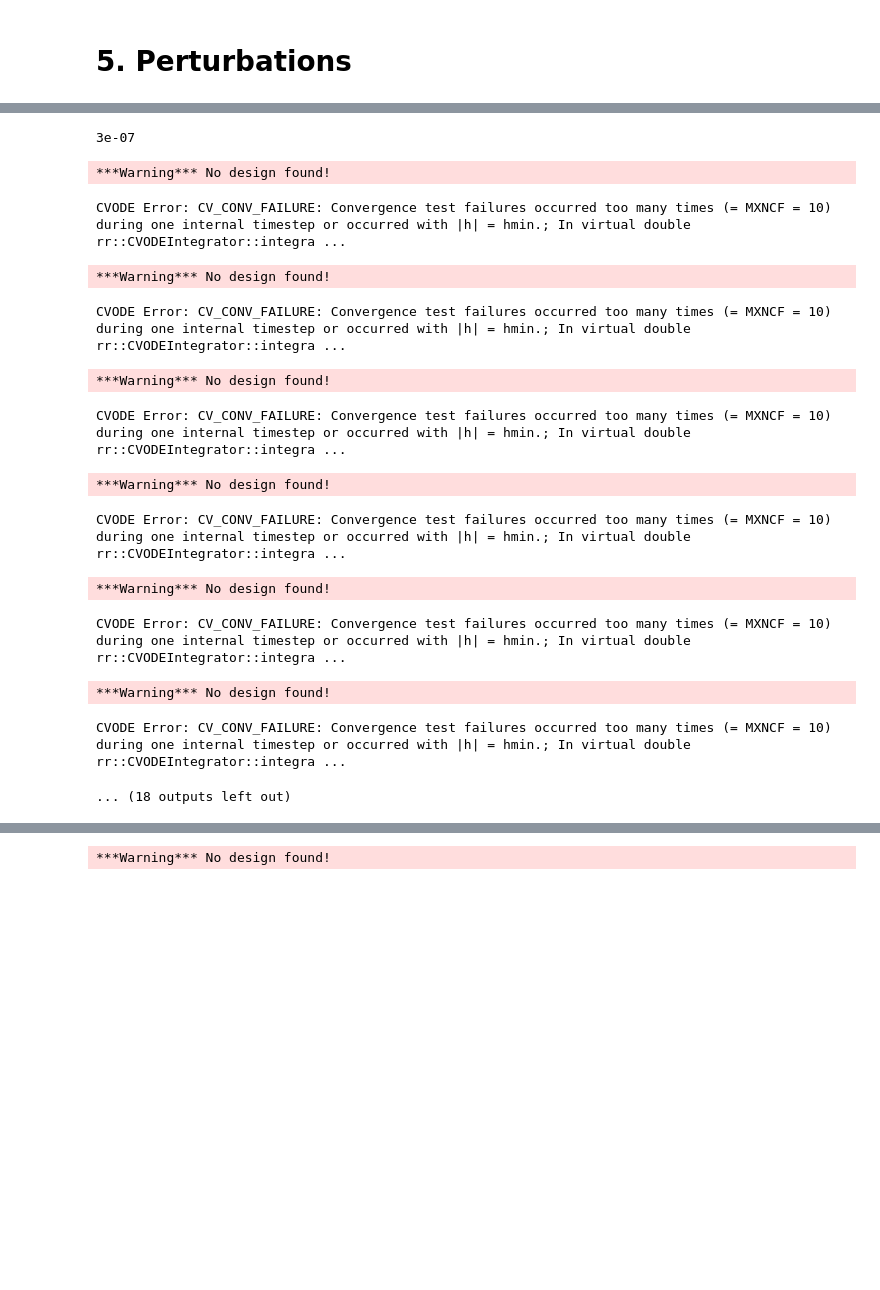
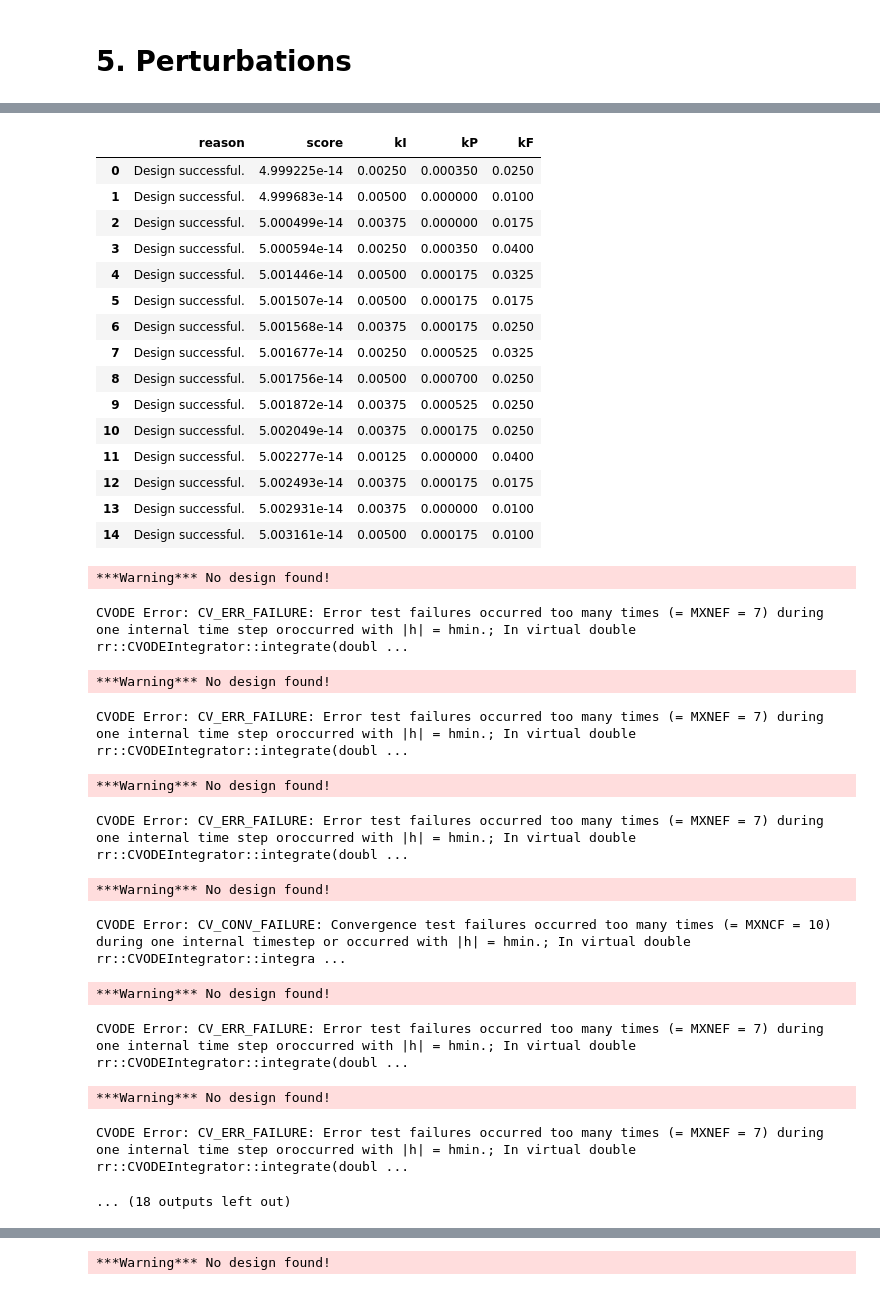
Before and after one commit to ModelEngineering/controlSBML, a Jupyter notebook: examples/Controlling-Glucose-Metabolis-in-Yeast.ipynb, the cells around one changed output, grey strips where cells are left out. Saved outputs shown, nothing was run; the diff lists cells and outputs as text; code cells hidden in the pictures; blank space fills up the shorter version.

Commit message:
Error checking; refined exampled

```diff
--- a/examples/Controlling-Glucose-Metabolis-in-Yeast.ipynb
+++ b/examples/Controlling-Glucose-Metabolis-in-Yeast.ipynb
@@ -404,26 +301,41 @@ ctlsb.plotDesignResults(design_result, num_category=7, num_top=15)
 # %%
-SETPOINT
+design_result.design_df.loc[range(15), :]
 # %% [output]
-3e-07
+|  | reason | score | kI | kP | kF |
+| 0 | Design successful. | 4.999225e-14 | 0.00250 | 0.000350 | 0.0250 |
+| 1 | Design successful. | 4.999683e-14 | 0.00500 | 0.000000 | 0.0100 |
+| 2 | Design successful. | 5.000499e-14 | 0.00375 | 0.000000 | 0.0175 |
+| 3 | Design successful. | 5.000594e-14 | 0.00250 | 0.000350 | 0.0400 |
+| 4 | Design successful. | 5.001446e-14 | 0.00500 | 0.000175 | 0.0325 |
+| 5 | Design successful. | 5.001507e-14 | 0.00500 | 0.000175 | 0.0175 |
+| 6 | Design successful. | 5.001568e-14 | 0.00375 | 0.000175 | 0.0250 |
+| 7 | Design successful. | 5.001677e-14 | 0.00250 | 0.000525 | 0.0325 |
+| 8 | Design successful. | 5.001756e-14 | 0.00500 | 0.000700 | 0.0250 |
+| 9 | Design successful. | 5.001872e-14 | 0.00375 | 0.000525 | 0.0250 |
+| 10 | Design successful. | 5.002049e-14 | 0.00375 | 0.000175 | 0.0250 |
+| 11 | Design successful. | 5.002277e-14 | 0.00125 | 0.000000 | 0.0400 |
+| 12 | Design successful. | 5.002493e-14 | 0.00375 | 0.000175 | 0.0175 |
+| 13 | Design successful. | 5.002931e-14 | 0.00375 | 0.000000 | 0.0100 |
+| 14 | Design successful. | 5.003161e-14 | 0.00500 | 0.000175 | 0.0100 |
 # %%
 count = 15
 for _, row in design_result.design_df.iterrows():
     ctlsb.plotDesign(kP_spec=row.loc["kP"], kI_spec=row.loc["kI"], kF_spec=row.loc["kF"],
-                    setpoint=SETPOINT, ylim=[0, 2*SETPOINT])
+                    ylim=[0, 2*SETPOINT], times=np.linspace(0, 20000, 200000))
     count -= 1
     if count <= 0:
         break
 # %% [output]
 ***Warning*** No design found!
-CVODE Error: CV_CONV_FAILURE: Convergence test failures occurred too many times (= MXNCF = 10) during one internal timestep or occurred with |h| = hmin.; In virtual double rr::CVODEIntegrator::integra ...
+CVODE Error: CV_ERR_FAILURE: Error test failures occurred too many times (= MXNEF = 7) during one internal time step oroccurred with |h| = hmin.; In virtual double rr::CVODEIntegrator::integrate(doubl ...
 ***Warning*** No design found!
-CVODE Error: CV_CONV_FAILURE: Convergence test failures occurred too many times (= MXNCF = 10) during one internal timestep or occurred with |h| = hmin.; In virtual double rr::CVODEIntegrator::integra ...
+CVODE Error: CV_ERR_FAILURE: Error test failures occurred too many times (= MXNEF = 7) during one internal time step oroccurred with |h| = hmin.; In virtual double rr::CVODEIntegrator::integrate(doubl ...
 ***Warning*** No design found!
-CVODE Error: CV_CONV_FAILURE: Convergence test failures occurred too many times (= MXNCF = 10) during one internal timestep or occurred with |h| = hmin.; In virtual double rr::CVODEIntegrator::integra ...
+CVODE Error: CV_ERR_FAILURE: Error test failures occurred too many times (= MXNEF = 7) during one internal time step oroccurred with |h| = hmin.; In virtual double rr::CVODEIntegrator::integrate(doubl ...
 ***Warning*** No design found!
 CVODE Error: CV_CONV_FAILURE: Convergence test failures occurred too many times (= MXNCF = 10) during one internal timestep or occurred with |h| = hmin.; In virtual double rr::CVODEIntegrator::integra ...
 ***Warning*** No design found!
-CVODE Error: CV_CONV_FAILURE: Convergence test failures occurred too many times (= MXNCF = 10) during one internal timestep or occurred with |h| = hmin.; In virtual double rr::CVODEIntegrator::integra ...
+CVODE Error: CV_ERR_FAILURE: Error test failures occurred too many times (= MXNEF = 7) during one internal time step oroccurred with |h| = hmin.; In virtual double rr::CVODEIntegrator::integrate(doubl ...
 ***Warning*** No design found!
-CVODE Error: CV_CONV_FAILURE: Convergence test failures occurred too many times (= MXNCF = 10) during one internal timestep or occurred with |h| = hmin.; In virtual double rr::CVODEIntegrator::integra ...
+CVODE Error: CV_ERR_FAILURE: Error test failures occurred too many times (= MXNEF = 7) during one internal time step oroccurred with |h| = hmin.; In virtual double rr::CVODEIntegrator::integrate(doubl ...
 ... (18 outputs left out)
```
Also changed, not shown: parts of 4 cells of this notebook, 1 other file.
